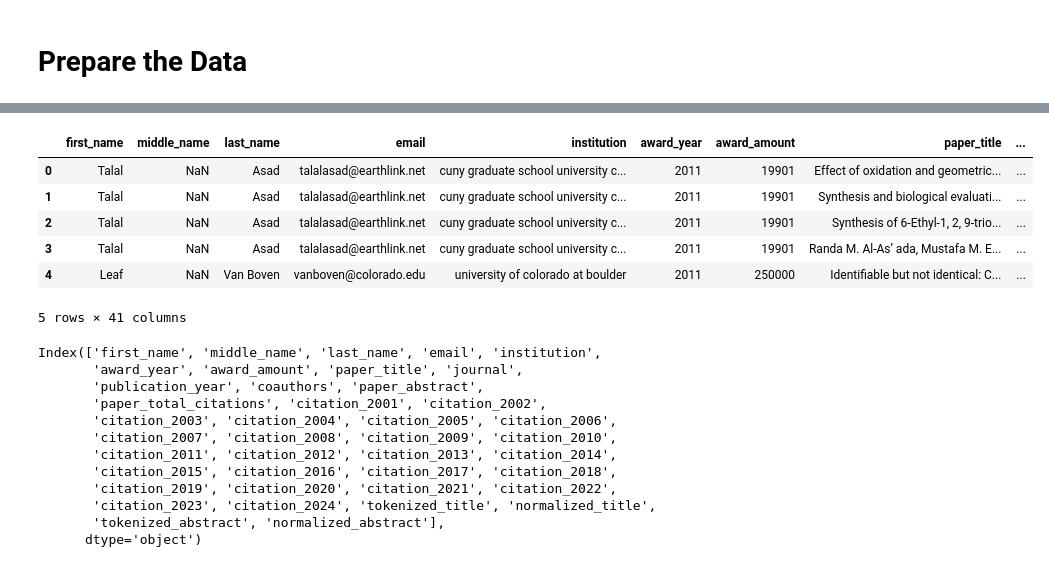
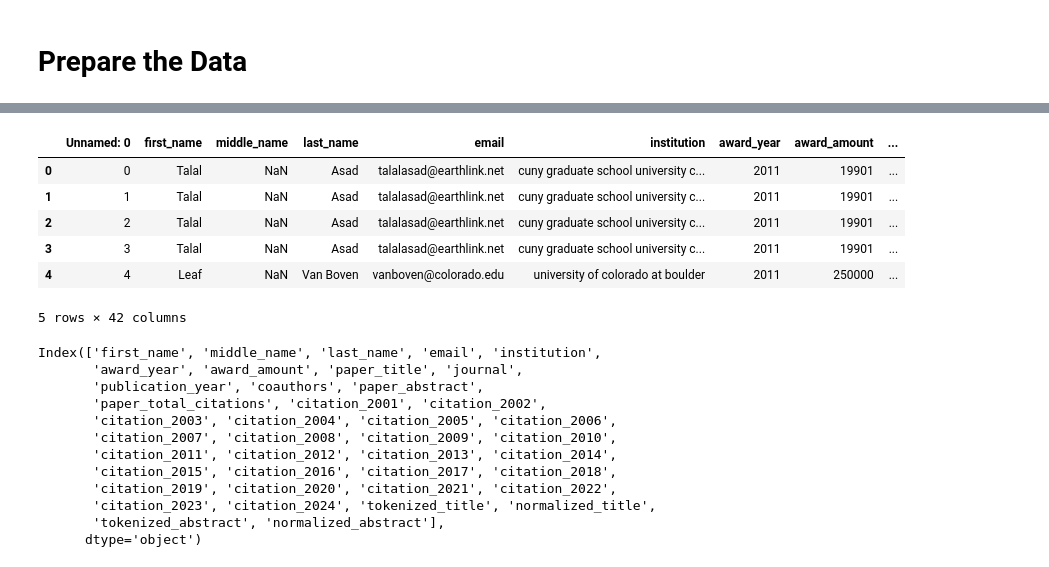
Before and after one commit to Vindmn1234/NSF-funding-research-project-, a Jupyter notebook: descriptive/descriptive.ipynb, the cells around one changed output, grey strips where cells are left out. Drawn from its saved outputs; the diff is of its cells as text; code cells hidden in the pictures.

```diff
--- a/descriptive/descriptive.ipynb
+++ b/descriptive/descriptive.ipynb
@@ -26,16 +26,16 @@ funding_info.head()
 | 4 | Steven | NaN | Bedrick | bedricks@ohsu.edu | Oregon Health & Science University | Direct For Social, Behav & Econom... | Division Of Behavioral and Cognit... | 04/01/2011 | ... |
 # %%
 # Read the dataframe containing all funding, author and publication information for each awarded author
-combined_info = pd.read_csv("../database/preprocessed_content_analysis.csv")
+combined_info = pd.read_csv("database/preprocessed_content_analysis.csv")
 combined_info.head()
 # %% [output]
-|  | first_name | middle_name | last_name | email | institution | award_year | award_amount | paper_title | ... |
-| 0 | Talal | NaN | Asad | talalasad@earthlink.net | cuny graduate school university c... | 2011 | 19901 | Effect of oxidation and geometric... | ... |
-| 1 | Talal | NaN | Asad | talalasad@earthlink.net | cuny graduate school university c... | 2011 | 19901 | Synthesis and biological evaluati... | ... |
-| 2 | Talal | NaN | Asad | talalasad@earthlink.net | cuny graduate school university c... | 2011 | 19901 | Synthesis of 6-Ethyl-1, 2, 9-trio... | ... |
-| 3 | Talal | NaN | Asad | talalasad@earthlink.net | cuny graduate school university c... | 2011 | 19901 | Randa M. Al-As’ ada, Mustafa M. E... | ... |
-| 4 | Leaf | NaN | Van Boven | vanboven@colorado.edu | university of colorado at boulder | 2011 | 250000 | Identifiable but not identical: C... | ... |
+|  | Unnamed: 0 | first_name | middle_name | last_name | email | institution | award_year | award_amount | ... |
+| 0 | 0 | Talal | NaN | Asad | talalasad@earthlink.net | cuny graduate school university c... | 2011 | 19901 | ... |
+| 1 | 1 | Talal | NaN | Asad | talalasad@earthlink.net | cuny graduate school university c... | 2011 | 19901 | ... |
+| 2 | 2 | Talal | NaN | Asad | talalasad@earthlink.net | cuny graduate school university c... | 2011 | 19901 | ... |
+| 3 | 3 | Talal | NaN | Asad | talalasad@earthlink.net | cuny graduate school university c... | 2011 | 19901 | ... |
+| 4 | 4 | Leaf | NaN | Van Boven | vanboven@colorado.edu | university of colorado at boulder | 2011 | 250000 | ... |
-5 rows × 41 columns
+5 rows × 42 columns
 # %%
 combined_info.columns
 # %% [output]
```
Also changed, not shown: parts of 7 cells of this notebook.
